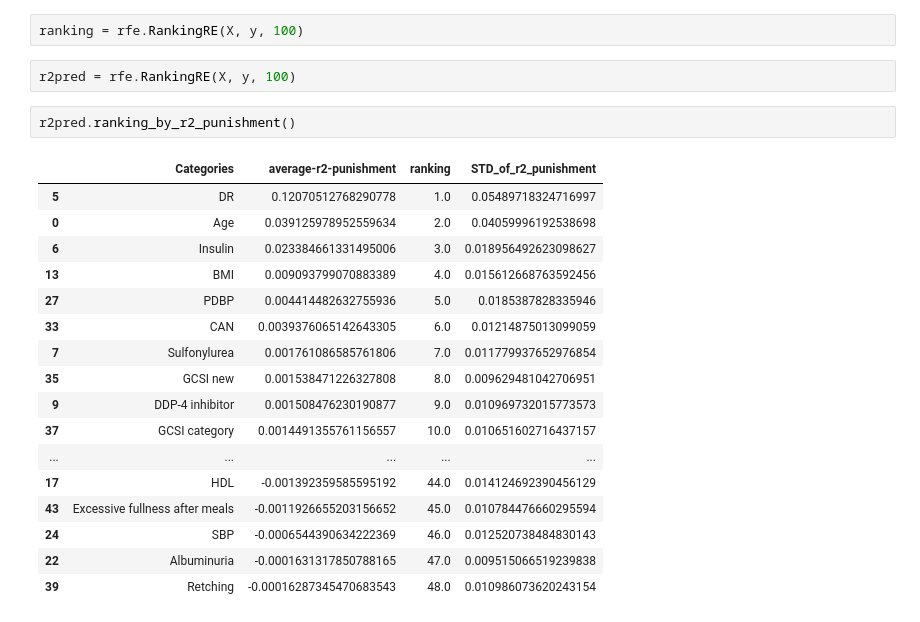
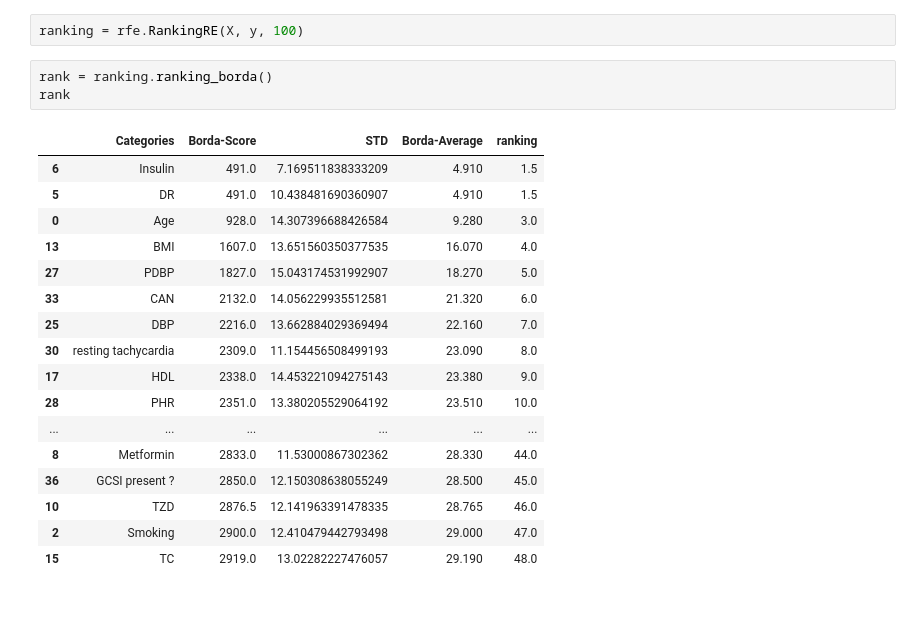
Before and after one commit to gabrielcerono/DiabetesColaboration, a Jupyter notebook: dataset5.ipynb, the cells around one changed output. Cells and saved outputs as stored; diff of their text form.

```diff
--- a/dataset5.ipynb
+++ b/dataset5.ipynb
@@ -195,25 +195,24 @@ MetricsDF
 import gabrielrfe as rfe
 # %%
 ranking = rfe.RankingRE(X, y, 100)
-# %%
-r2pred = rfe.RankingRE(X, y, 100)
-# %%
-r2pred.ranking_by_r2_punishment()
-# %% [output]
-|  | Categories | average-r2-punishment | ranking | STD_of_r2_punishment |
-| 5 | DR | 0.12070512768290778 | 1.0 | 0.05489718324716997 |
-| 0 | Age | 0.039125978952559634 | 2.0 | 0.04059996192538698 |
-| 6 | Insulin | 0.023384661331495006 | 3.0 | 0.018956492623098627 |
-| 13 | BMI | 0.009093799070883389 | 4.0 | 0.015612668763592456 |
-| 27 | PDBP | 0.004414482632755936 | 5.0 | 0.0185387828335946 |
-| 33 | CAN | 0.0039376065142643305 | 6.0 | 0.01214875013099059 |
-| 7 | Sulfonylurea | 0.001761086585761806 | 7.0 | 0.011779937652976854 |
-| 35 | GCSI new | 0.001538471226327808 | 8.0 | 0.009629481042706951 |
-| 9 | DDP-4 inhibitor | 0.001508476230190877 | 9.0 | 0.010969732015773573 |
-| 37 | GCSI category | 0.0014491355761156557 | 10.0 | 0.010651602716437157 |
-| ... | ... | ... | ... | ... |
-| 17 | HDL | -0.001392359585595192 | 44.0 | 0.014124692390456129 |
-| 43 | Excessive fullness after meals | -0.0011926655203156652 | 45.0 | 0.010784476660295594 |
-| 24 | SBP | -0.0006544390634222369 | 46.0 | 0.012520738484830143 |
-| 22 | Albuminuria | -0.0001631317850788165 | 47.0 | 0.009515066519239838 |
-| 39 | Retching | -0.00016287345470683543 | 48.0 | 0.010986073620243154 |
+# %%
+rank = ranking.ranking_borda()
+rank
+# %% [output]
+|  | Categories | Borda-Score | STD | Borda-Average | ranking |
+| 6 | Insulin | 491.0 | 7.169511838333209 | 4.910 | 1.5 |
+| 5 | DR | 491.0 | 10.438481690360907 | 4.910 | 1.5 |
+| 0 | Age | 928.0 | 14.307396688426584 | 9.280 | 3.0 |
+| 13 | BMI | 1607.0 | 13.651560350377535 | 16.070 | 4.0 |
+| 27 | PDBP | 1827.0 | 15.043174531992907 | 18.270 | 5.0 |
+| 33 | CAN | 2132.0 | 14.056229935512581 | 21.320 | 6.0 |
+| 25 | DBP | 2216.0 | 13.662884029369494 | 22.160 | 7.0 |
+| 30 | resting tachycardia | 2309.0 | 11.154456508499193 | 23.090 | 8.0 |
+| 17 | HDL | 2338.0 | 14.453221094275143 | 23.380 | 9.0 |
+| 28 | PHR | 2351.0 | 13.380205529064192 | 23.510 | 10.0 |
+| ... | ... | ... | ... | ... | ... |
+| 8 | Metformin | 2833.0 | 11.53000867302362 | 28.330 | 44.0 |
+| 36 | GCSI present ? | 2850.0 | 12.150308638055249 | 28.500 | 45.0 |
+| 10 | TZD | 2876.5 | 12.141963391478335 | 28.765 | 46.0 |
+| 2 | Smoking | 2900.0 | 12.410479442793498 | 29.000 | 47.0 |
+| 15 | TC | 2919.0 | 13.02282227476057 | 29.190 | 48.0 |
```
Also changed, not shown: parts of 4 cells of this notebook.
